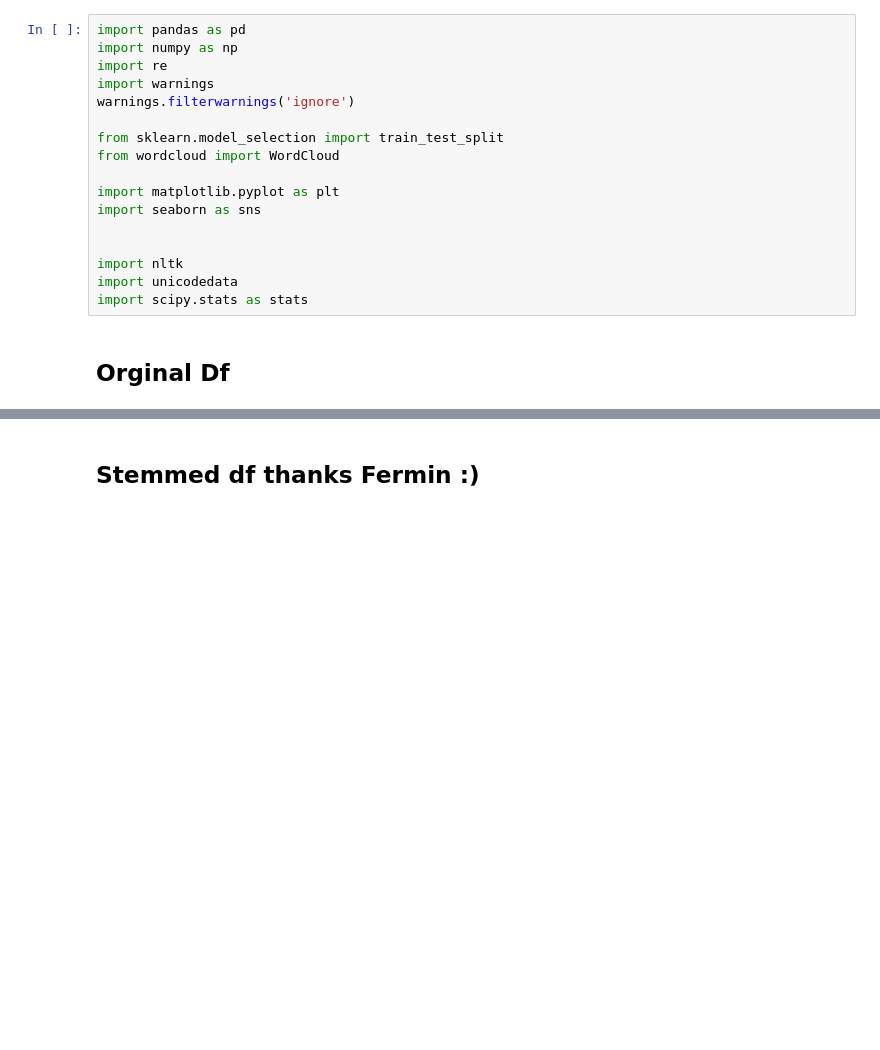
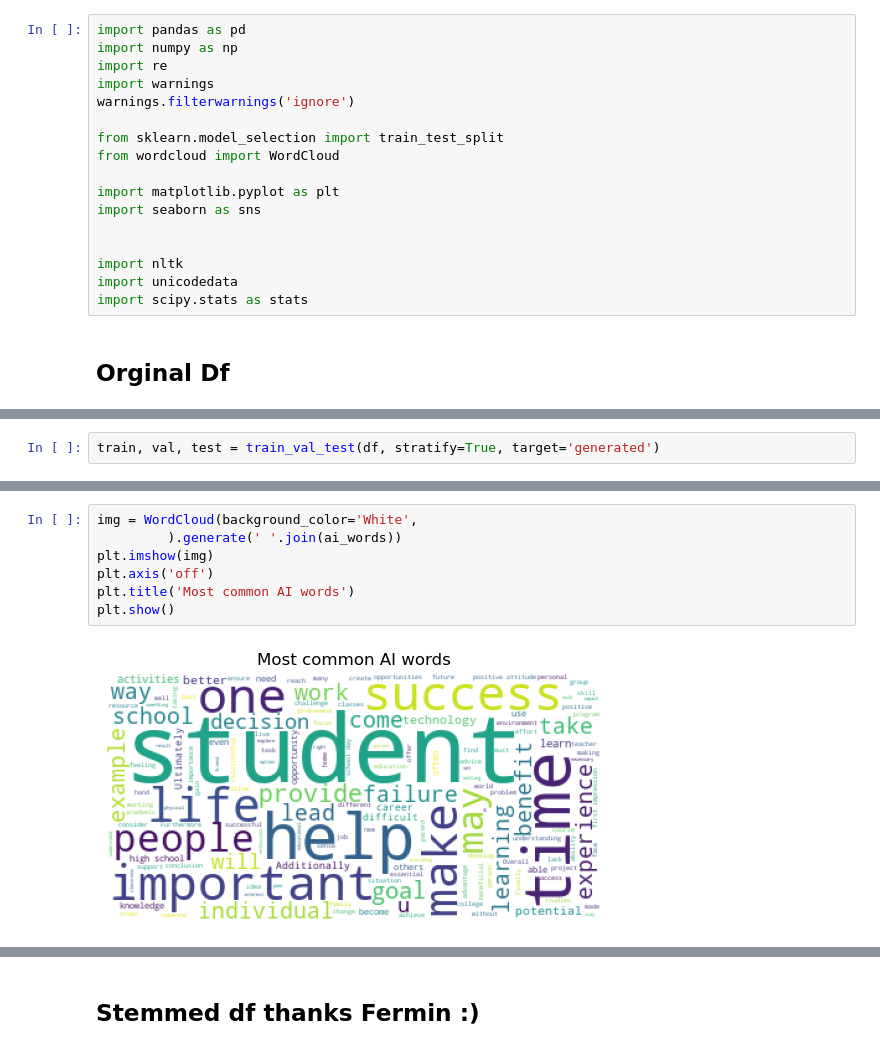
Before and after one commit to Garcia-Burch-NLP/AI-Buster, a Jupyter notebook: Josh/aquire_prep.ipynb, the cells around one changed output, grey strips where cells are left out. Cells and saved outputs as stored; diff of their text form; blank space fills up the shorter version.

```diff
--- a/Josh/aquire_prep.ipynb
+++ b/Josh/aquire_prep.ipynb
@@ -58,0 +69,2 @@ Name: generated, dtype: float64
+# %%
+train, val, test = train_val_test(df, stratify=True, target='generated')
@@ -58,0 +118,9 @@ Name: generated, dtype: float64
+# %%
+img = WordCloud(background_color='White',
+         ).generate(' '.join(ai_words))
+plt.imshow(img)
+plt.axis('off')
+plt.title('Most common AI words')
+plt.show()
+# %% [output]
+[figure, added]
```
Also changed, not shown: parts of 20 cells of this notebook.
